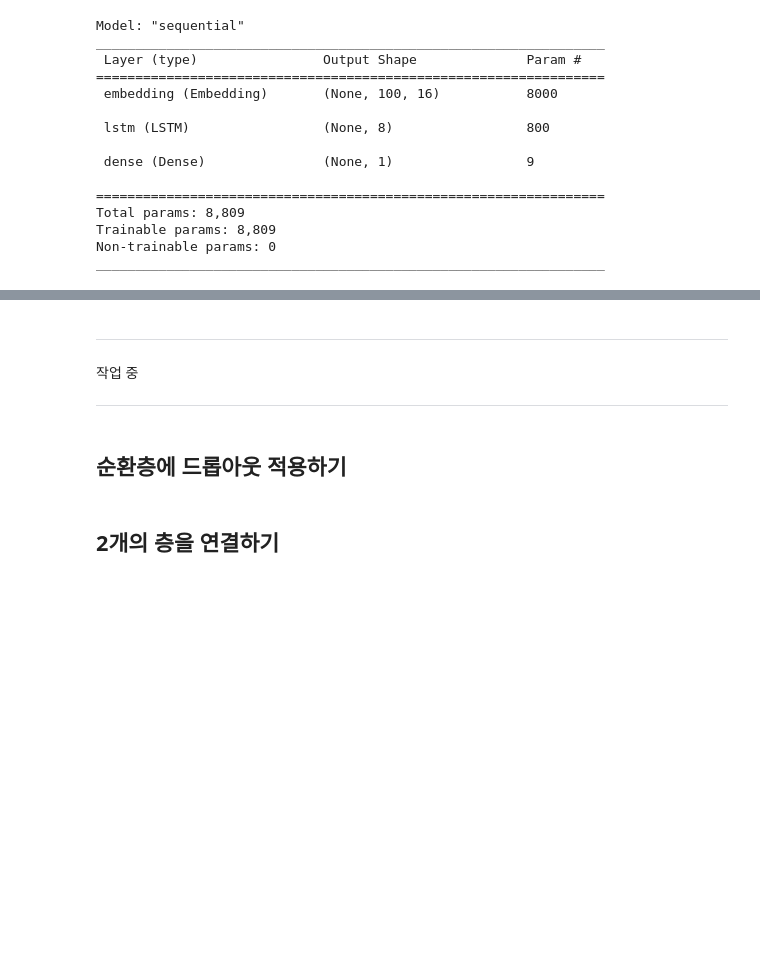
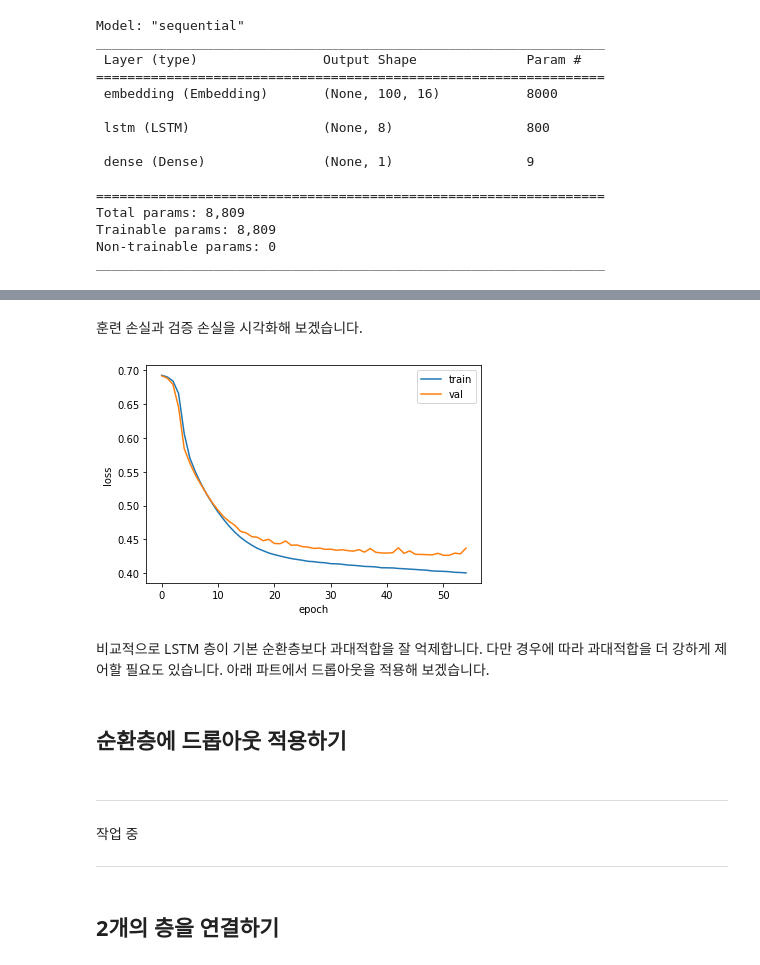
Before and after one commit to LeeSeungwon89/Deep-learning_Theory, a Jupyter notebook: 9-3 LSTM과 GRU 셀.ipynb, the cells around one changed output, grey strips where cells are left out. Cells and saved outputs as stored; diff of their text form; code cells hidden in the pictures; blank space fills up the shorter version.

```diff
--- a/9-3 LSTM과 GRU 셀.ipynb
+++ b/9-3 LSTM과 GRU 셀.ipynb
@@ -79,0 +84,13 @@ _________________________________________________________________
+# %%
+rmsprop = keras.optimizers.RMSprop(learning_rate=1e-4)
+model.compile(optimizer=rmsprop, loss='binary_crossentropy',
+              metrics=['accuracy'])
+
+checkpoint_cb = keras.callbacks.ModelCheckpoint('best-lstm-model.h5',
+                                                save_best_only=True)
+early_stopping_cb = keras.callbacks.EarlyStopping(patience=3,
+                                                  restore_best_weights=True)
+
+history = model.fit(train_seq, train_target, epochs=100, batch_size=64,
+                    validation_data=(val_seq, val_target),
+                    callbacks=[checkpoint_cb, early_stopping_cb])
@@ -80,3 +115,20 @@ _________________________________________________________________
+# %% [markdown]
+훈련 손실과 검증 손실을 시각화해 보겠습니다.
+# %%
+import matplotlib.pyplot as plt
+
+plt.plot(history.history['loss'])
+plt.plot(history.history['val_loss'])
+plt.xlabel('epoch')
+plt.ylabel('loss')
+plt.legend(['train', 'val'])
+plt.show()
+# %% [output]
+[figure, added]
+# %% [markdown]
+비교적으로 LSTM 층이 기본 순환층보다 과대적합을 잘 억제합니다. 다만 경우에 따라 과대적합을 더 강하게 제어할 필요도 있습니다. 아래 파트에서 드롭아웃을 적용해 보겠습니다.
+# %% [markdown]
+## **순환층에 드롭아웃 적용하기**
 # %% [markdown]
 
 
@@ -85,8 +137,6 @@ _________________________________________________________________
 작업 중
 
 ---
-# %% [markdown]
-## **순환층에 드롭아웃 적용하기**
 # %% [markdown]
 ## **2개의 층을 연결하기**
 # %% [markdown]
```
Also changed, not shown: parts of 2 cells of this notebook.
